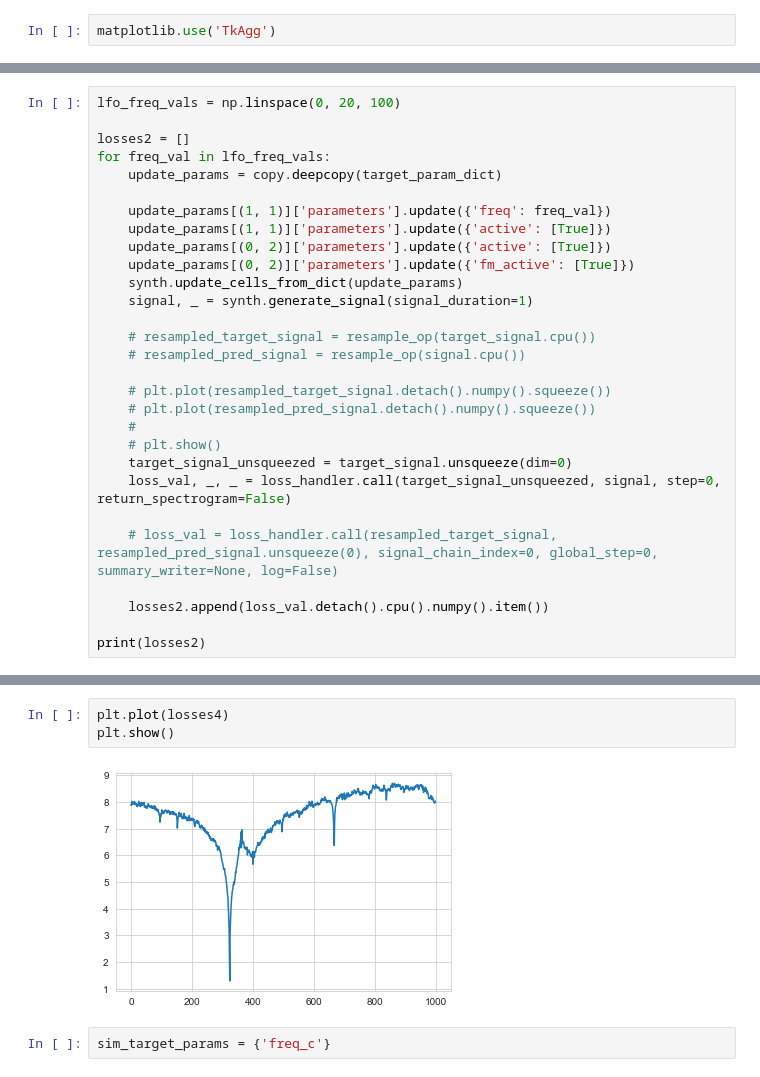
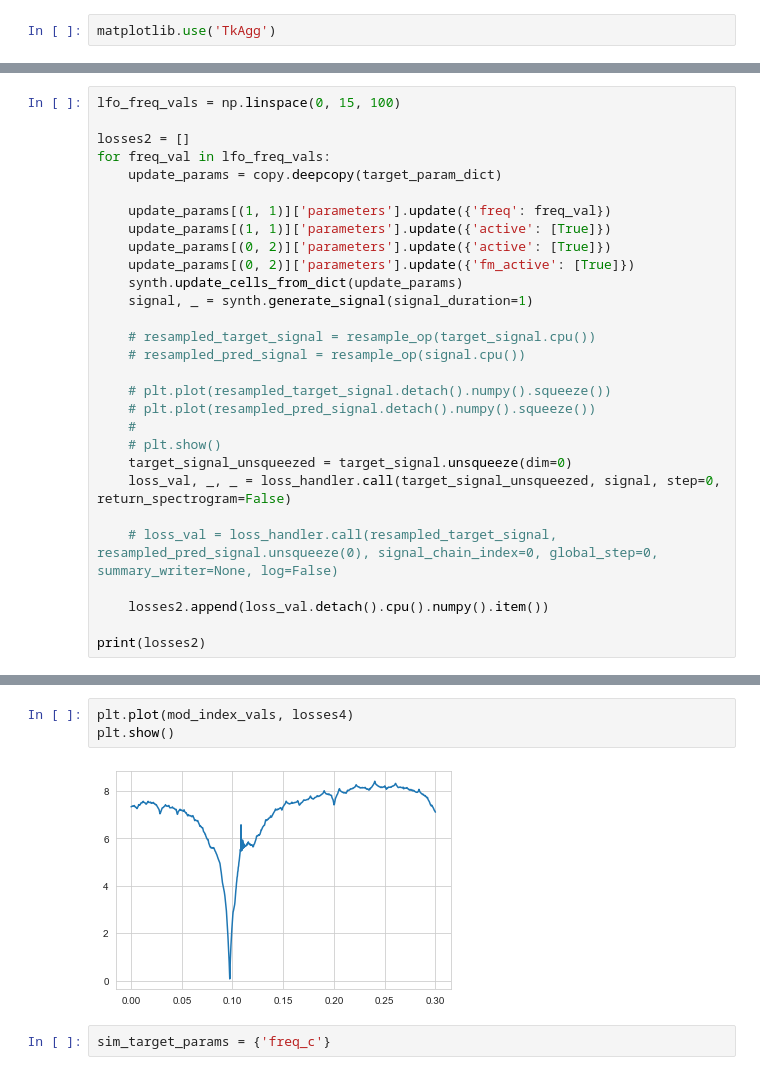
Before and after one commit to aisynth/diffmoog, a Jupyter notebook: visualization_notebooks/visualize_loss_surface.ipynb, the cells around one changed output, grey strips where cells are left out. Drawn from its saved outputs; the diff is of its cells as text.

```diff
--- a/visualization_notebooks/visualize_loss_surface.ipynb
+++ b/visualization_notebooks/visualize_loss_surface.ipynb
@@ -126,7 +125,7 @@ plt.show()
 # %% [output]
 [figure]
 # %%
-lfo_freq_vals = np.linspace(0, 20, 100)
+lfo_freq_vals = np.linspace(0, 15, 100)
 
 losses2 = []
 for freq_val in lfo_freq_vals:
@@ -231,8 +231,8 @@ print(losses4)
 # %%
-plt.plot(losses4)
+plt.plot(mod_index_vals, losses4)
 plt.show()
 # %% [output]
-[figure, old version]
+[figure, new version]
 # %%
 sim_target_params = {'freq_c'}
 # %%
```
Also changed, not shown: parts of 7 cells of this notebook, 3 other files.
